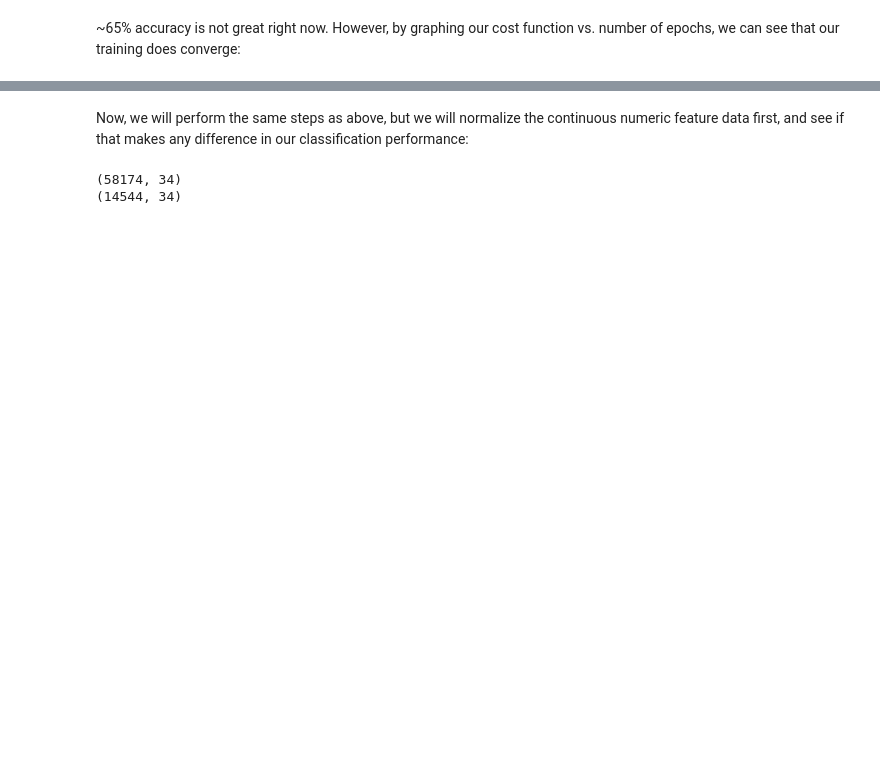
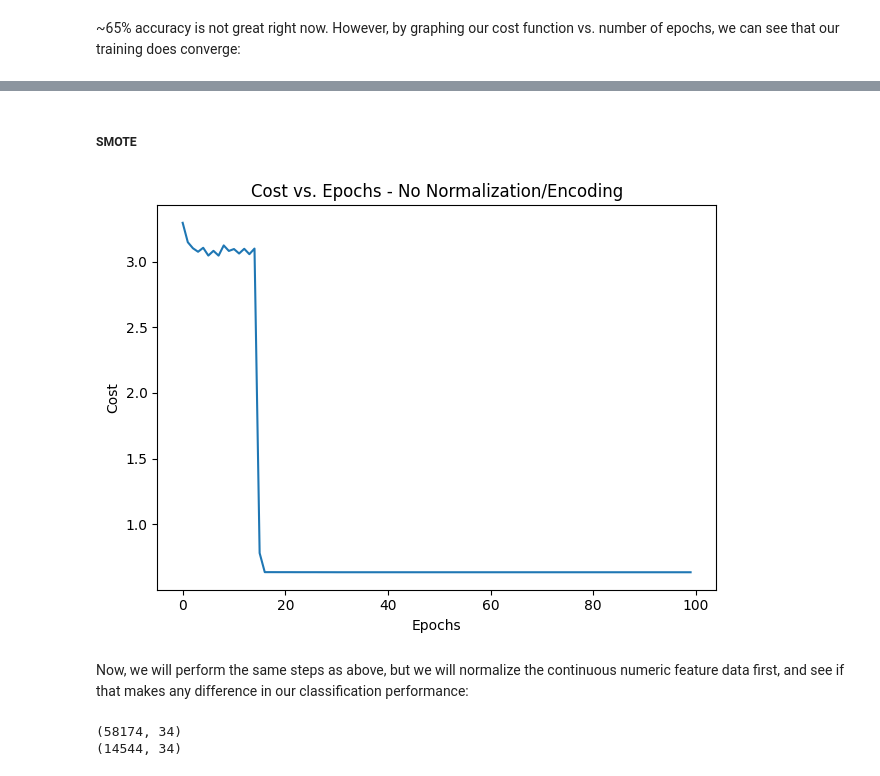
Before and after one commit to wyattsaltzman/ML-F23-Lab4, a Jupyter notebook: lab4.ipynb, the cells around one changed output, grey strips where cells are left out. Saved outputs shown, nothing was run; the diff lists cells and outputs as text; code cells hidden in the pictures; blank space fills up the shorter version.

```diff
--- a/lab4.ipynb
+++ b/lab4.ipynb
@@ -527,0 +577,4 @@ Validation accuracy: 0.6585533553355336
+# %%
+smote_nn = TLP_Vec_Mini_Cross_Glorot(**vals)
+%time smote_nn.fit(X_train_smote, y_train_smote, print_progress=10, XY_test=(X_test, y_test))
+print_accuracies(smote_nn,X_train_smote,y_train_smote,X_test,y_test)
@@ -539,3 +598,14 @@ plt.show()
+# %% [markdown]
+##### SMOTE
+# %%
+plt.plot(range(len(smote_nn.cost_)), smote_nn.cost_)
+plt.title('Cost vs. Epochs - No Normalization/Encoding')
+plt.ylabel('Cost')
+plt.xlabel('Epochs')
+plt.tight_layout()
+plt.show()
+# %% [output]
+[figure, added]
 # %% [markdown]
 Now, we will perform the same steps as above, but we will normalize the continuous numeric feature data first, and see if that makes any difference in our classification performance:
 # %%
```
Also changed, not shown: parts of 23 cells of this notebook.
